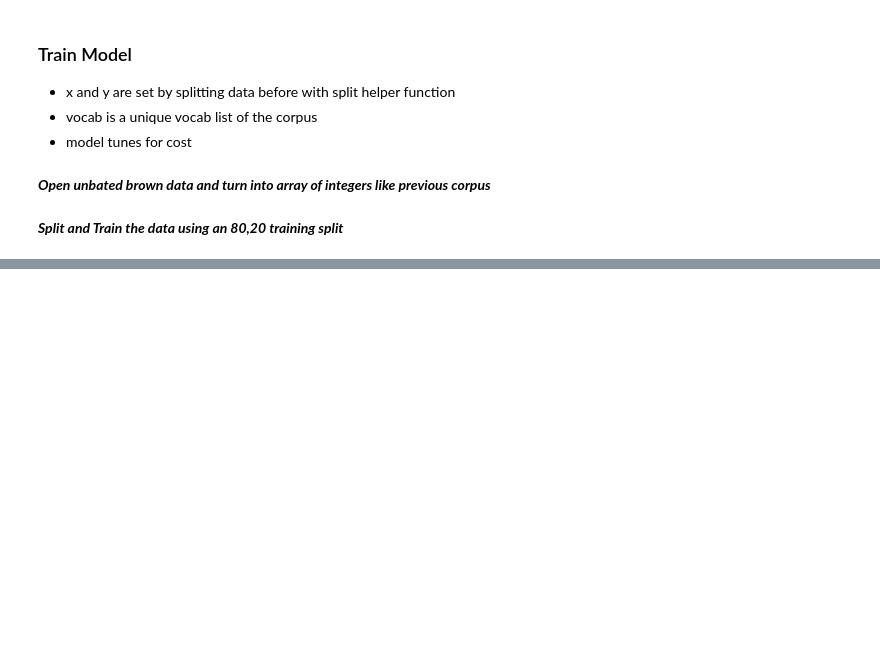
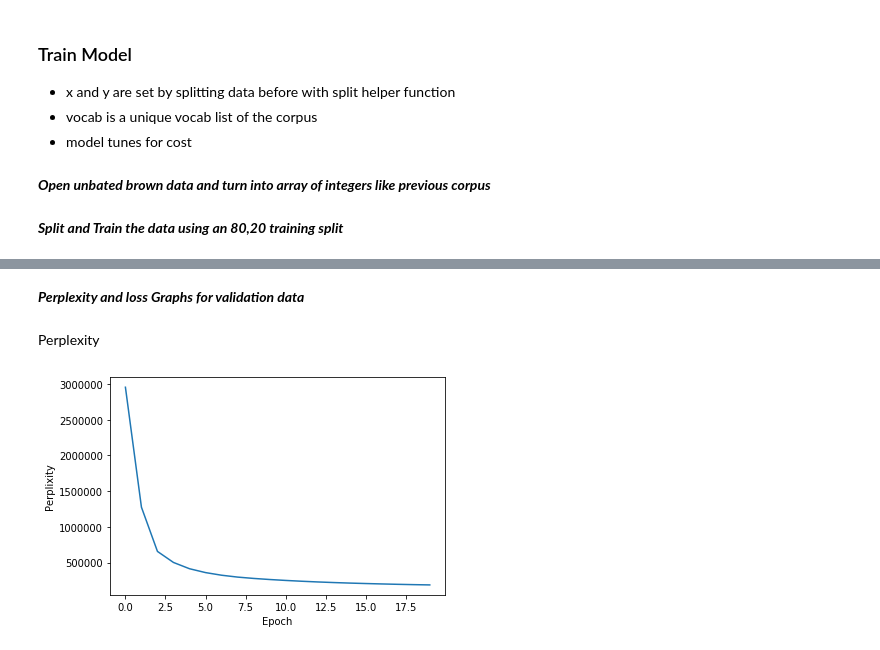
Before and after one commit to wdong97/Bengio-nlp-2, a Jupyter notebook: Proj2-Bonga.ipynb, the cells around one changed output, grey strips where cells are left out. Saved outputs shown, nothing was run; the diff lists cells and outputs as text; code cells hidden in the pictures; blank space fills up the shorter version.

```diff
--- a/Proj2-Bonga.ipynb
+++ b/Proj2-Bonga.ipynb
@@ -326,0 +395,3 @@ Device mapping:
+# %%
+validParams = Parameters(x_valid)
+lossListValid,perpListValid,word_embeddingValid,modlValid= train(x_valid,y_valid,vDict,validParams,modl)
@@ -326,0 +419,20 @@ Device mapping:
+# %% [markdown]
+***Perplexity and loss Graphs for validation data***
+# %% [markdown]
+Perplexity
+# %%
+pListValid = []
+lListValid = []
+epochValid = []
+for x in range(validParams.num_batches):
+    i = x * 30
+    pListValid.append(np.mean(perpListValid[i: i + 30]))
+    lListValid.append(np.mean(lossListValid[i: i + 30]))
+    epochValid.append(x)
+
+plt.plot(epochValid,pListValid)
+plt.ylabel('Perplixity')
+plt.xlabel('Epoch')
+plt.show()
+# %% [output]
+[figure, added]
```
Also changed, not shown: parts of 28 cells of this notebook.
